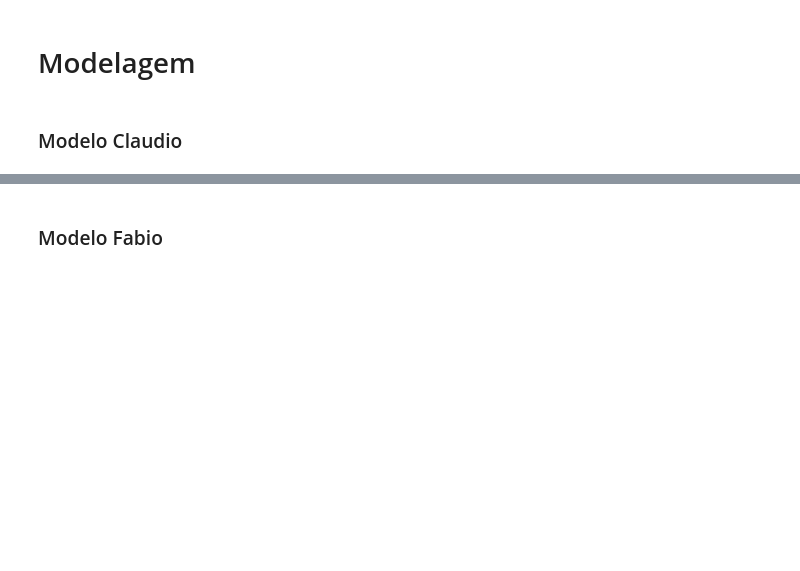
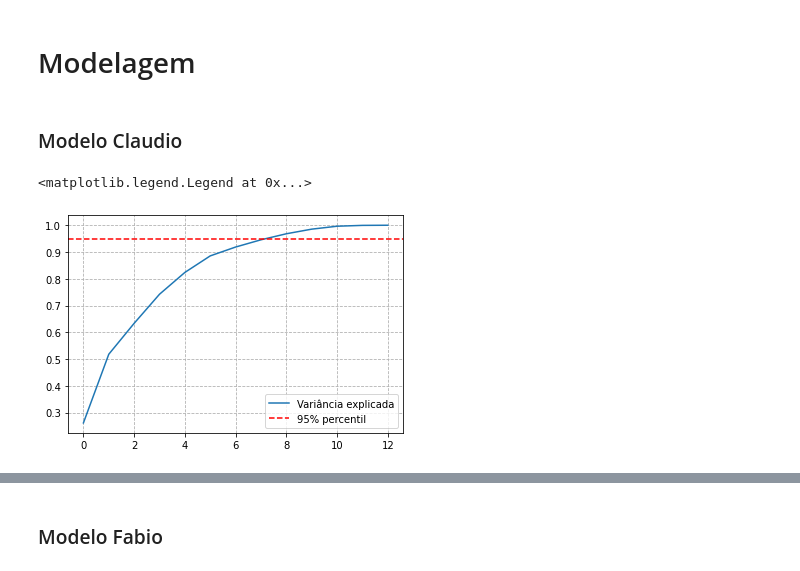
Before and after one commit to cvmoretti/spotify-prediction-task, a Jupyter notebook: music_genre_classification.ipynb, the cells around one changed output, grey strips where cells are left out. Cells and saved outputs as stored; diff of their text form; code cells hidden in the pictures; blank space fills up the shorter version.

Commit message:
Analise de dados

```diff
--- a/music_genre_classification.ipynb
+++ b/music_genre_classification.ipynb
@@ -270,0 +308,34 @@ spotify_c = spotify.copy()
+# %%
+spotify_c_norm = spotify_c.copy()
+le = LabelEncoder()
+spotify_c_norm["music_genre"] = le.fit_transform(spotify_c["music_genre"])
+spotify_c_norm["key"] = le.fit_transform(spotify_c["key"])
+spotify_c_norm["mode"] = le.fit_transform(spotify_c["mode"])
+# %%
+#Separando os dados
+X = spotify_c_norm.drop(columns=['popularity']).values
+X_full = spotify_c.drop(columns=['popularity']).values
+y = np.array(spotify_c_norm['popularity']).astype(np.int32)
+df_columns = spotify_c_norm.drop(columns=['popularity']).columns
+# %%
+#Análise para escolha da Normalização (z-Score ou Min-Max)
+
+#Normalização zScore
+std_scaler = preprocessing.StandardScaler()
+zscoreNorm = std_scaler.fit_transform(X)
+dfZscore = pd.DataFrame(zscoreNorm, columns=df_columns)
+
+#Normalização minMax
+minmax_scaler = preprocessing.MinMaxScaler()
+minmax = minmax_scaler.fit_transform(X)
+dfMinmax = pd.DataFrame(minmax, columns=df_columns)
+# %%
+#Análise da Normalização MinMax
+pca = PCA().fit(minmax)
+plt.plot(np.cumsum(pca.explained_variance_ratio_), label='Variância explicada')
+plt.axhline(0.95, color='red', linestyle='--', label='95% percentil')
+plt.grid(True, linestyle='--')
+plt.legend()
+# %% [output]
+<matplotlib.legend.Legend at 0x...>
+[figure, added]
```
Also changed, not shown: parts of 14 cells of this notebook.
